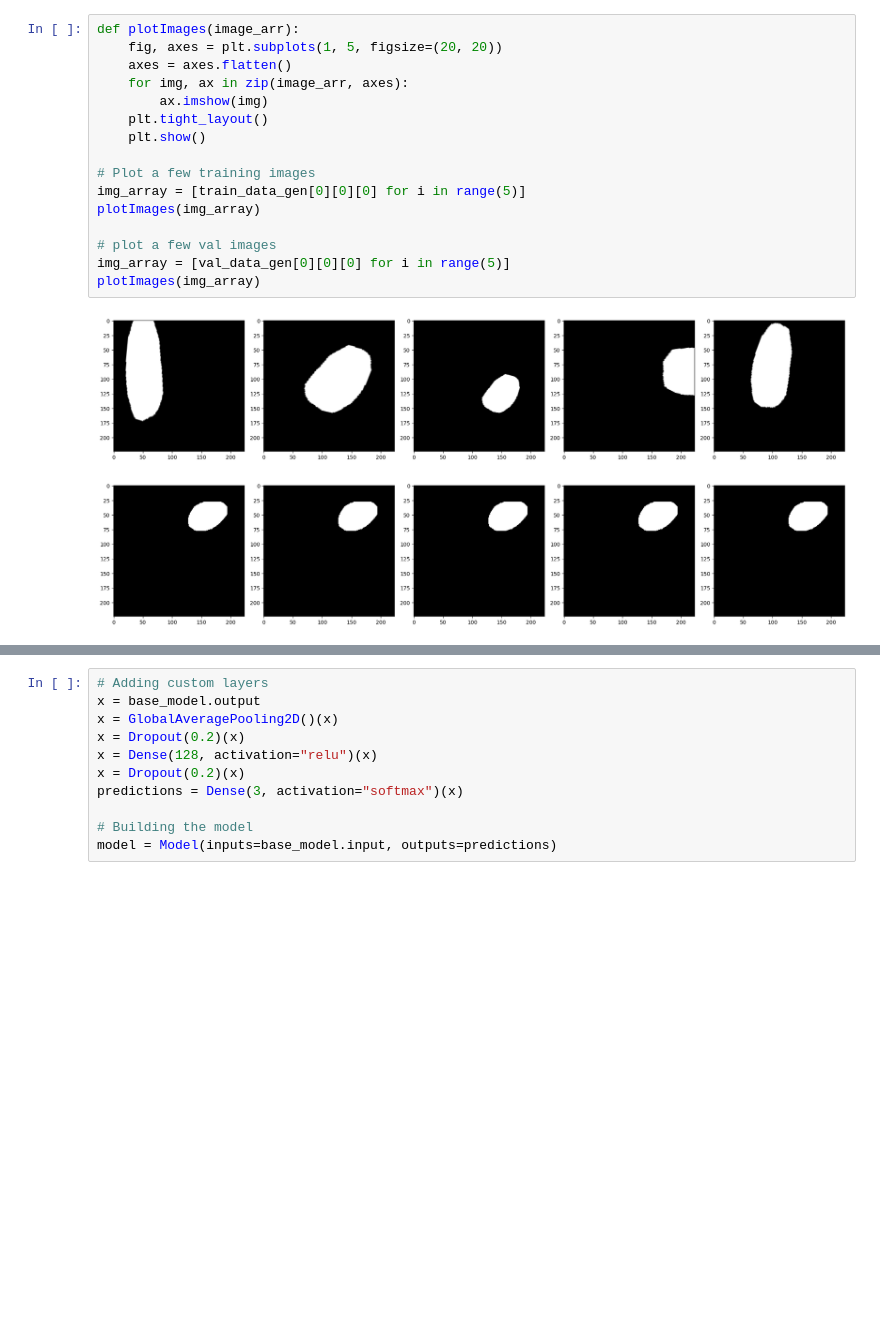
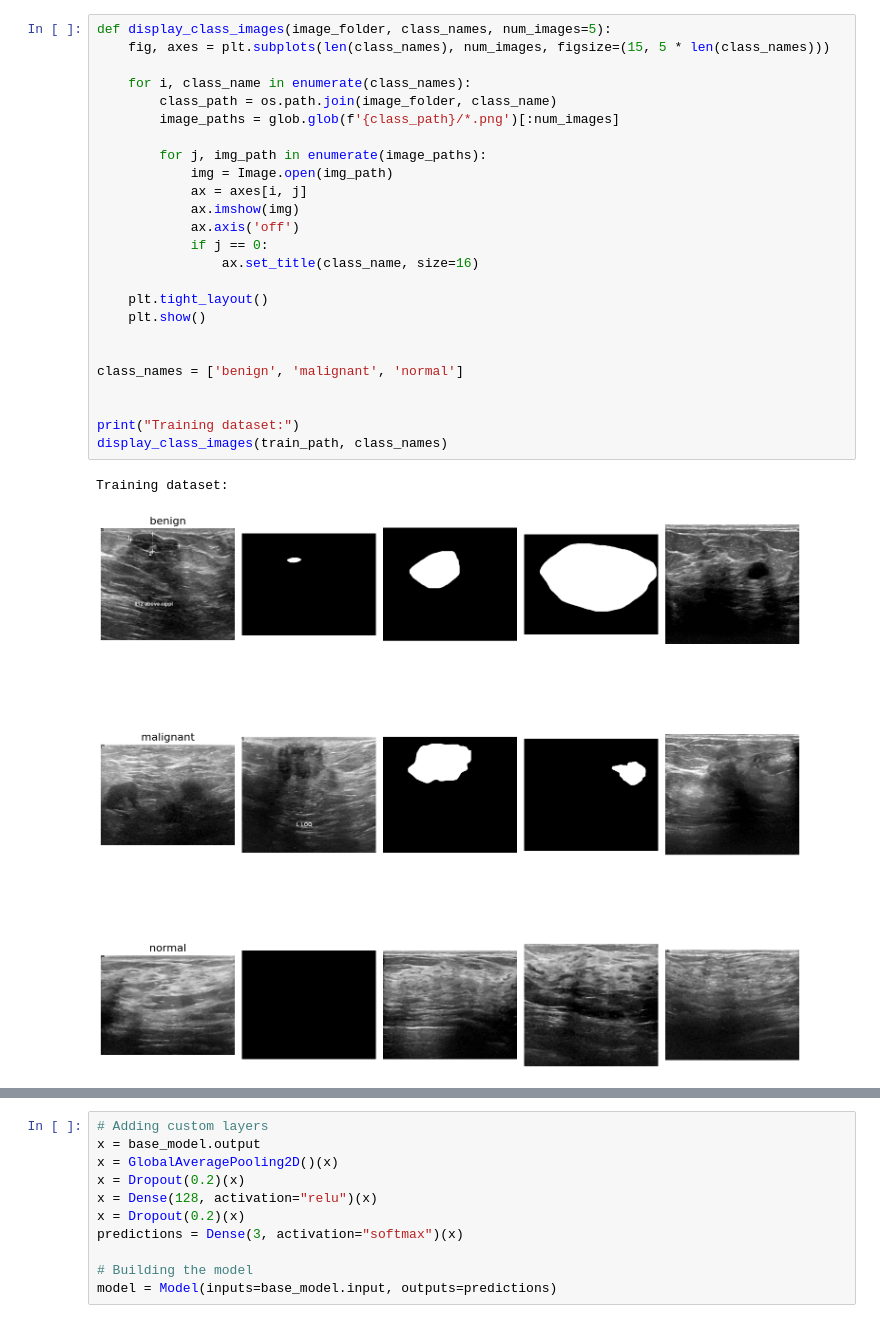
Before and after one commit to Yashmaini30/Breast-Cancer-Detection, a Jupyter notebook: ResNet50_on_Breast_Cancer_.ipynb, the cells around one changed output, grey strips where cells are left out. Saved outputs shown, nothing was run; the diff lists cells and outputs as text; blank space fills up the shorter version.

```diff
--- a/ResNet50_on_Breast_Cancer_.ipynb
+++ b/ResNet50_on_Breast_Cancer_.ipynb
@@ -75,22 +113,31 @@ Found 318 images belonging to 3 classes.
-# %%
-def plotImages(image_arr):
-    fig, axes = plt.subplots(1, 5, figsize=(20, 20))
-    axes = axes.flatten()
-    for img, ax in zip(image_arr, axes):
-        ax.imshow(img)
-    plt.tight_layout()
-    plt.show()
-
-# Plot a few training images
-img_array = [train_data_gen[0][0][0] for i in range(5)]
-plotImages(img_array)
-
-# plot a few val images
-img_array = [val_data_gen[0][0][0] for i in range(5)]
-plotImages(img_array)
-# %% [output]
-[figure, removed]
-[figure, removed]
+# %%
+def display_class_images(image_folder, class_names, num_images=5):
+    fig, axes = plt.subplots(len(class_names), num_images, figsize=(15, 5 * len(class_names)))
+
+    for i, class_name in enumerate(class_names):
+        class_path = os.path.join(image_folder, class_name)
+        image_paths = glob.glob(f'{class_path}/*.png')[:num_images]
+
+        for j, img_path in enumerate(image_paths):
+            img = Image.open(img_path)
+            ax = axes[i, j]
+            ax.imshow(img)
+            ax.axis('off')
+            if j == 0:
+                ax.set_title(class_name, size=16)
+
+    plt.tight_layout()
+    plt.show()
+
+
+class_names = ['benign', 'malignant', 'normal']
+
+
+print("Training dataset:")
+display_class_images(train_path, class_names)
+# %% [output]
+Training dataset:
+[figure, added]
 # %%
 from tensorflow.keras.applications import ResNet50
 
```
Also changed, not shown: parts of 13 cells of this notebook.
